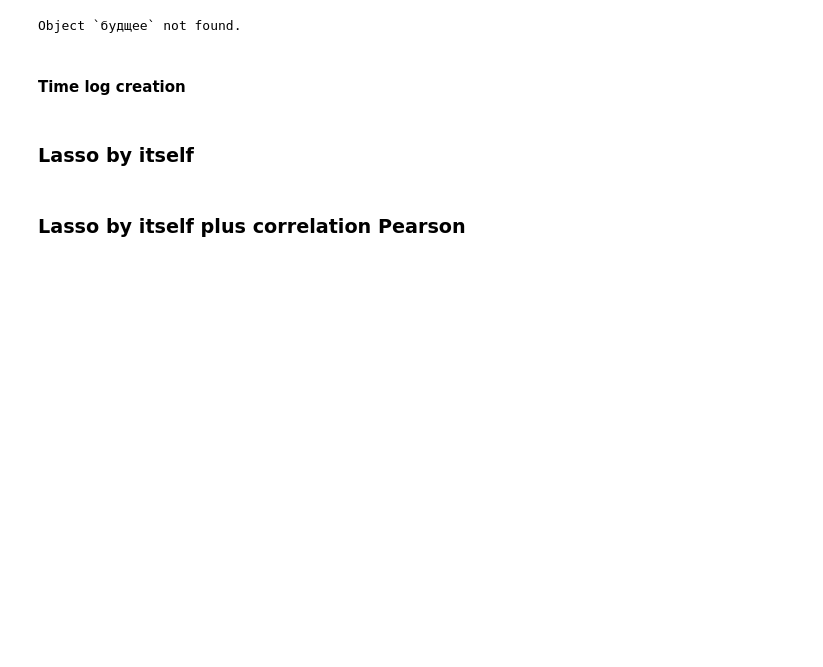
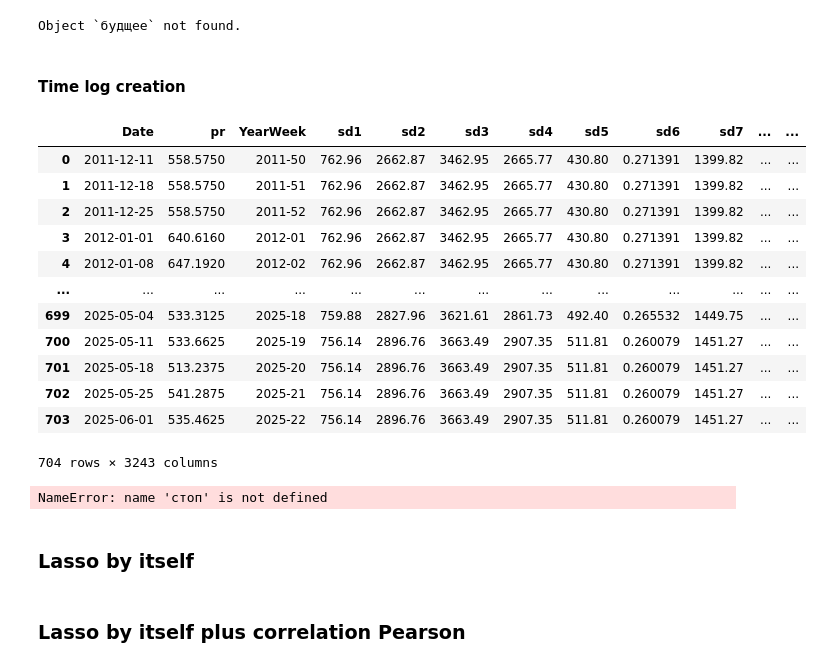
Before and after one commit to ypodmogaev/feature_selection, a Jupyter notebook: feature_selection.ipynb, the cells around one changed output. Cells and saved outputs as stored; diff of their text form; code cells hidden in the pictures; blank space fills up the shorter version.

```diff
--- a/feature_selection.ipynb
+++ b/feature_selection.ipynb
@@ -780,6 +798,26 @@ try:
 except Exception as error:
     print(f"File not found or an execution read error occurred: {error}")
     df_time_log = pd.DataFrame(columns=log_columns)
+# %%
+model_df
+# %% [output]
+|  | Date | pr | YearWeek | sd1 | sd2 | sd3 | sd4 | sd5 | sd6 | sd7 | ... | ... |
+| 0 | 2011-12-11 | 558.5750 | 2011-50 | 762.96 | 2662.87 | 3462.95 | 2665.77 | 430.80 | 0.271391 | 1399.82 | ... | ... |
+| 1 | 2011-12-18 | 558.5750 | 2011-51 | 762.96 | 2662.87 | 3462.95 | 2665.77 | 430.80 | 0.271391 | 1399.82 | ... | ... |
+| 2 | 2011-12-25 | 558.5750 | 2011-52 | 762.96 | 2662.87 | 3462.95 | 2665.77 | 430.80 | 0.271391 | 1399.82 | ... | ... |
+| 3 | 2012-01-01 | 640.6160 | 2012-01 | 762.96 | 2662.87 | 3462.95 | 2665.77 | 430.80 | 0.271391 | 1399.82 | ... | ... |
+| 4 | 2012-01-08 | 647.1920 | 2012-02 | 762.96 | 2662.87 | 3462.95 | 2665.77 | 430.80 | 0.271391 | 1399.82 | ... | ... |
+| ... | ... | ... | ... | ... | ... | ... | ... | ... | ... | ... | ... | ... |
+| 699 | 2025-05-04 | 533.3125 | 2025-18 | 759.88 | 2827.96 | 3621.61 | 2861.73 | 492.40 | 0.265532 | 1449.75 | ... | ... |
+| 700 | 2025-05-11 | 533.6625 | 2025-19 | 756.14 | 2896.76 | 3663.49 | 2907.35 | 511.81 | 0.260079 | 1451.27 | ... | ... |
+| 701 | 2025-05-18 | 513.2375 | 2025-20 | 756.14 | 2896.76 | 3663.49 | 2907.35 | 511.81 | 0.260079 | 1451.27 | ... | ... |
+| 702 | 2025-05-25 | 541.2875 | 2025-21 | 756.14 | 2896.76 | 3663.49 | 2907.35 | 511.81 | 0.260079 | 1451.27 | ... | ... |
+| 703 | 2025-06-01 | 535.4625 | 2025-22 | 756.14 | 2896.76 | 3663.49 | 2907.35 | 511.81 | 0.260079 | 1451.27 | ... | ... |
+704 rows × 3243 columns
+# %%
+стоп
+# %% [output]
+NameError: name 'стоп' is not defined
 # %% [markdown]
 ### Lasso by itself
 # %%
```
Also changed, not shown: parts of 17 cells of this notebook.
